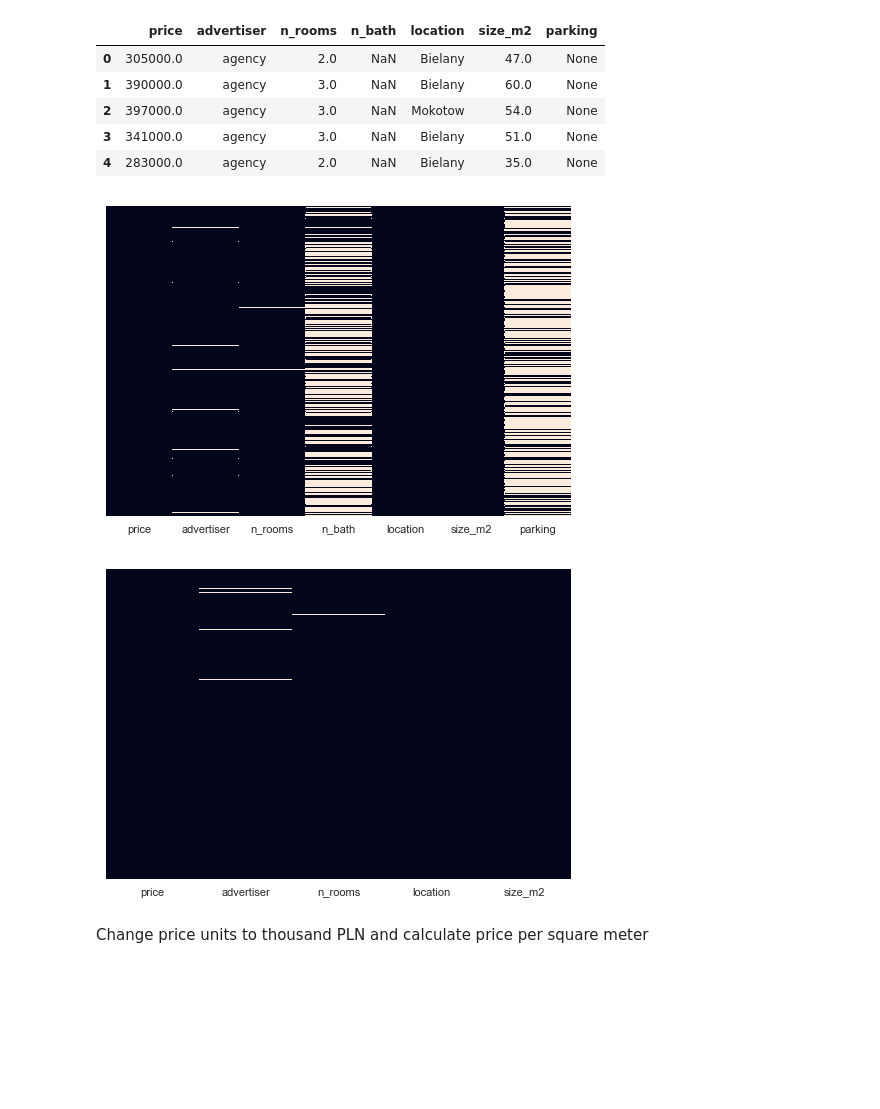
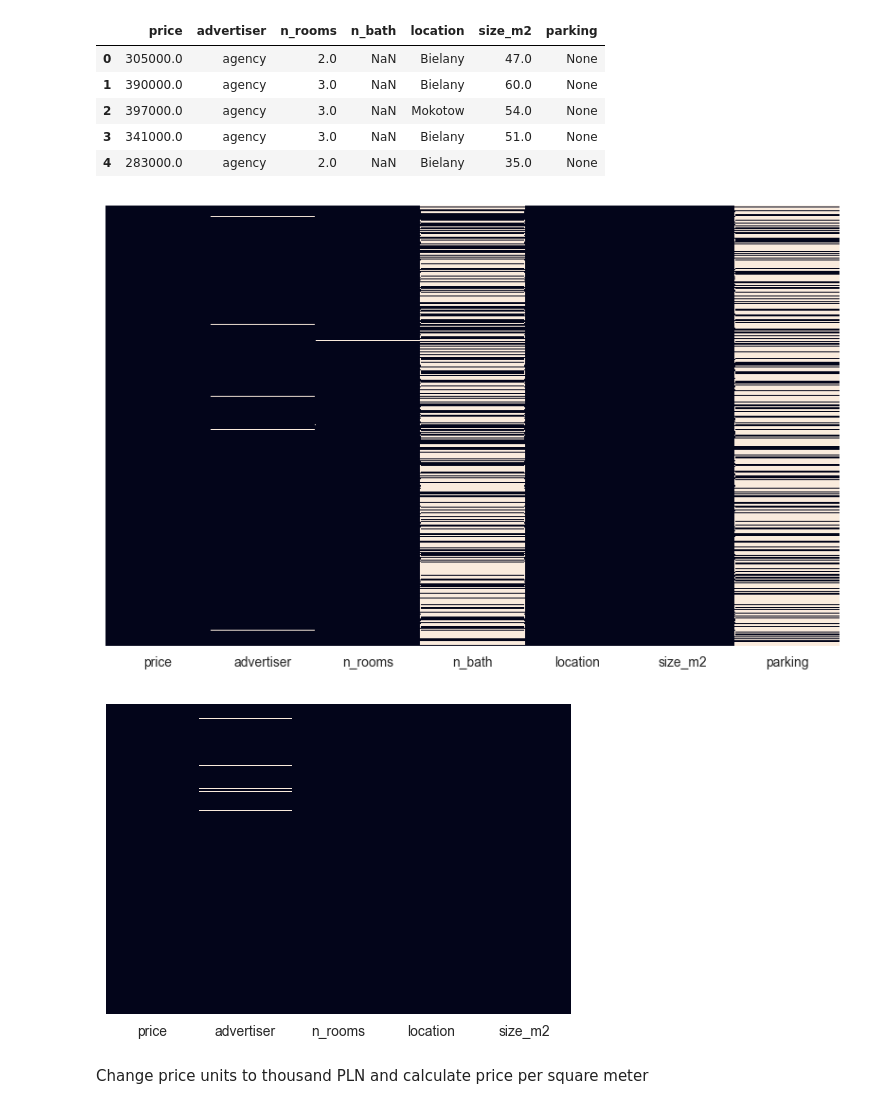
Before and after one commit to dan-was/gumtree, a Jupyter notebook: Flats for sale analysis.ipynb, the cells around one changed output. Drawn from its saved outputs; the diff is of its cells as text; code cells hidden in the pictures; blank space fills up the shorter version.

```diff
--- a/Flats for sale analysis.ipynb
+++ b/Flats for sale analysis.ipynb
@@ -6,7 +6,7 @@ import numpy as np
 import seaborn as sns
 %matplotlib inline
 sns.set()
-sns.set_context('paper')
+#sns.set_context('paper')
 # %%
 flats_sale = Ads('flat_sale')
 # %%
@@ -73,17 +73,18 @@ dataset.head()
 | 3 | 341000.0 | agency | 3.0 | NaN | Bielany | 51.0 | None |
 | 4 | 283000.0 | agency | 2.0 | NaN | Bielany | 35.0 | None |
 # %%
+plt.figure(figsize=(10,6))
 sns.heatmap(dataset.isnull(),cbar=False,yticklabels=False)
 plt.show()
 # %% [output]
-[figure, old version]
+[figure, new version]
 # %%
 cols = ['price','advertiser','n_rooms','location','size_m2']
 dataset = dataset[cols]
 sns.heatmap(dataset.isnull(),cbar=False,yticklabels=False)
 plt.show()
 # %% [output]
-[figure, old version]
+[figure, new version]
 # %%
 dataset.dropna(inplace=True)
 # %% [markdown]
```
Also changed, not shown: parts of 16 cells of this notebook, 4 other files.
